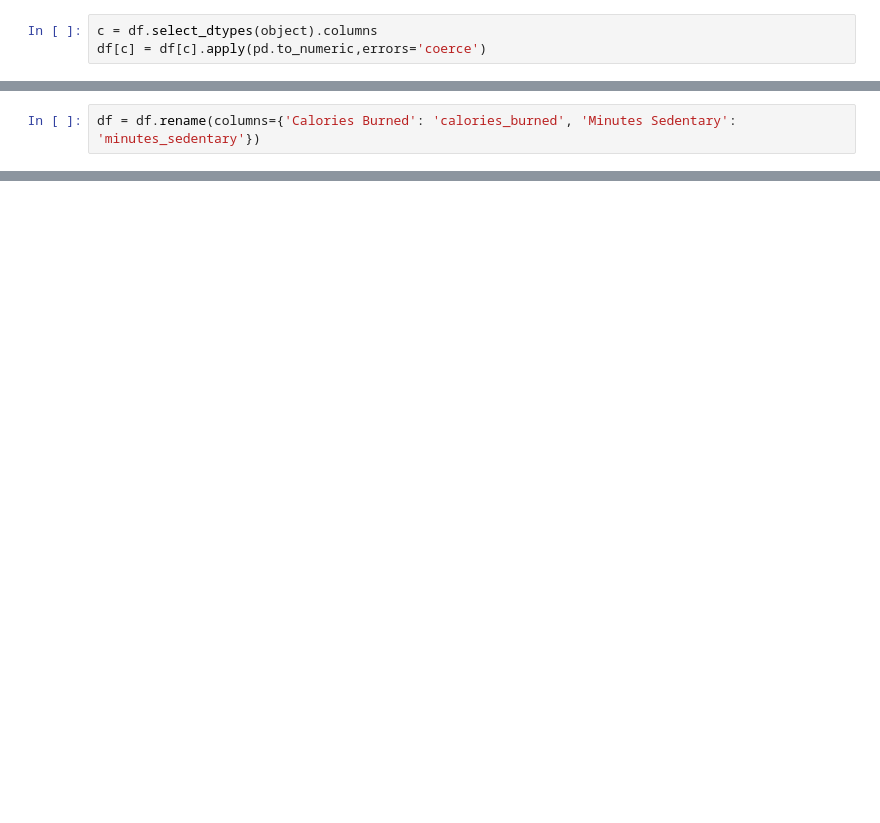
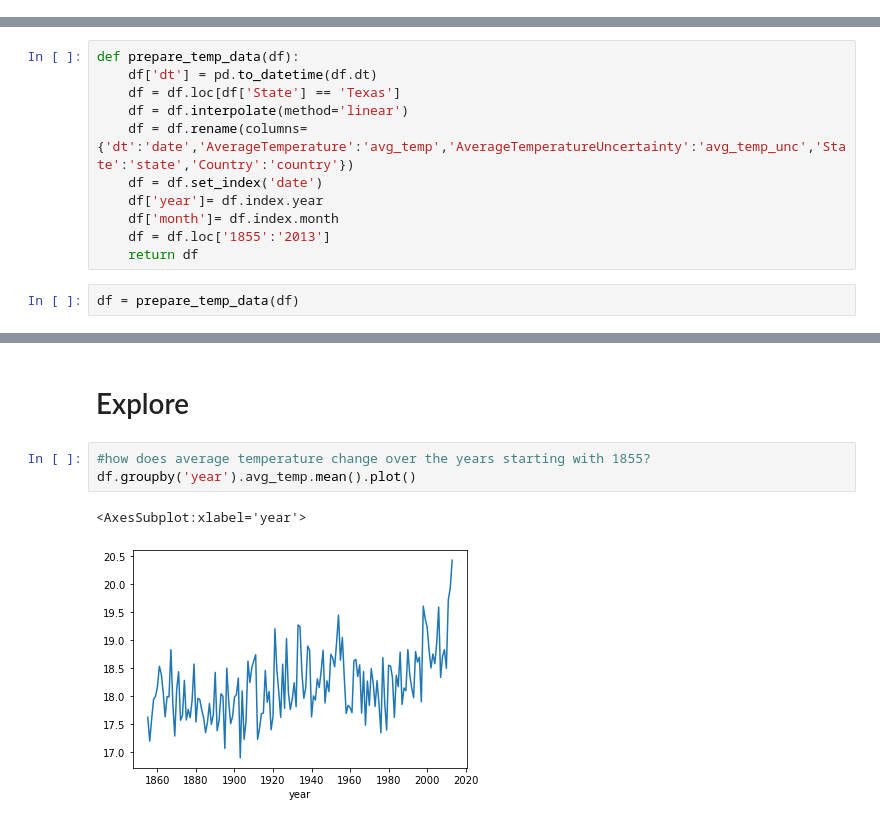
Before and after one commit to chriseverts/time_series_exercises, a Jupyter notebook: time_series_proj.ipynb, the cells around one changed output, grey strips where cells are left out. Saved outputs shown, nothing was run; the diff lists cells and outputs as text; blank space fills up the shorter version.

```diff
--- a/time_series_proj.ipynb
+++ b/time_series_proj.ipynb
@@ -40,3 +64,0 @@ df = df.replace(',','', regex=True)
-# %%
-c = df.select_dtypes(object).columns
-df[c] = df[c].apply(pd.to_numeric,errors='coerce')
@@ -60,2 +64,0 @@ df
-# %%
-df = df.rename(columns={'Calories Burned': 'calories_burned', 'Minutes Sedentary': 'minutes_sedentary'})
@@ -223,0 +65,13 @@ y.groupby([y.index.year, y.index.month]).mean().unstack(0).plot(title='Seasonal
+# %%
+def prepare_temp_data(df):
+    df['dt'] = pd.to_datetime(df.dt)
+    df = df.loc[df['State'] == 'Texas']
+    df = df.interpolate(method='linear')
+    df = df.rename(columns={'dt':'date','AverageTemperature':'avg_temp','AverageTemperatureUncertainty':'avg_temp_unc','State':'state','Country':'country'})
+    df = df.set_index('date')
+    df['year']= df.index.year
+    df['month']= df.index.month
+    df = df.loc['1855':'2013']
+    return df
+# %%
+df = prepare_temp_data(df)
@@ -223,0 +88,8 @@ y.groupby([y.index.year, y.index.month]).mean().unstack(0).plot(title='Seasonal
+# %% [markdown]
+# Explore
+# %%
+#how does average temperature change over the years starting with 1855?
+df.groupby('year').avg_temp.mean().plot()
+# %% [output]
+<AxesSubplot:xlabel='year'>
+[figure, added]
```
Also changed, not shown: parts of 90 cells of this notebook.
